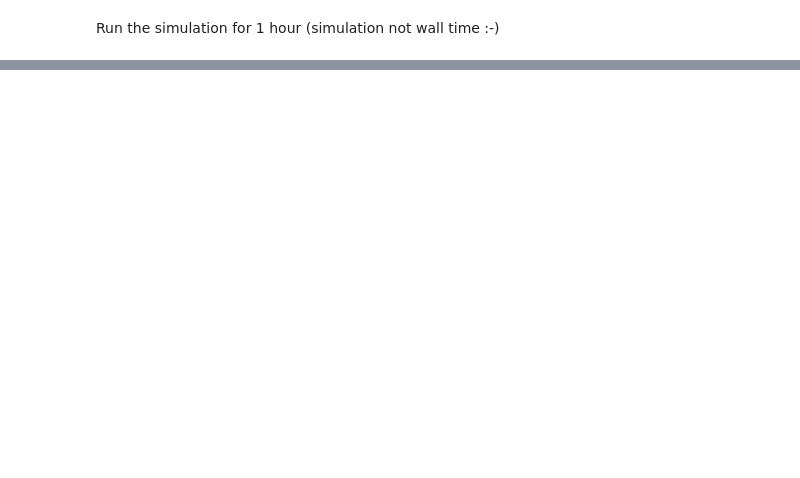
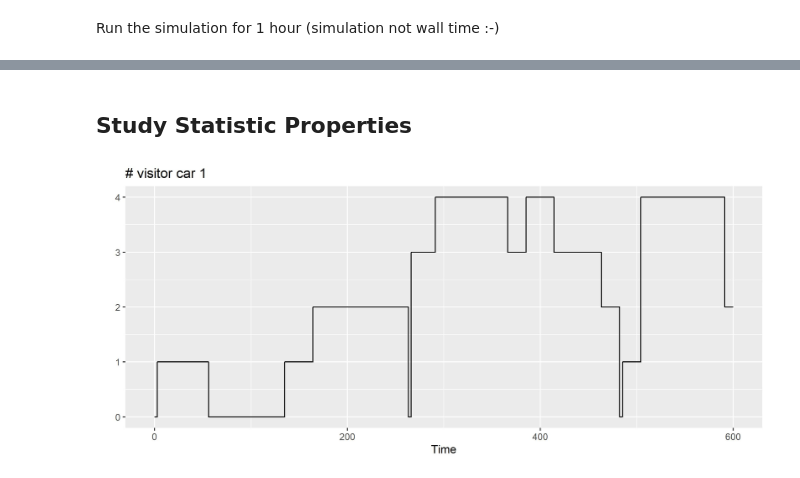
Before and after one commit to holgerbrandl/kalasim, a Jupyter notebook: simulations/notebooks/kotlin-conf-23.ipynb, the cells around one changed output, grey strips where cells are left out. Saved outputs shown, nothing was run; the diff lists cells and outputs as text; code cells hidden in the pictures; blank space fills up the shorter version.

```diff
--- a/simulations/notebooks/kotlin-conf-23.ipynb
+++ b/simulations/notebooks/kotlin-conf-23.ipynb
@@ -81,0 +32,9 @@ elevator.floors
+# %% [markdown]
+## Study Statistic Properties
+# %%
+import org.kalasim.plot.kravis.display
+
+//sim.floors.last().queue.queueLengthTimeline.display("ground floor timelime")
+sim.cars[0].visitors.queueLengthTimeline.display("# visitor car 1")
+# %% [output]
+[figure, added]
```
Also changed, not shown: parts of 12 cells of this notebook.
